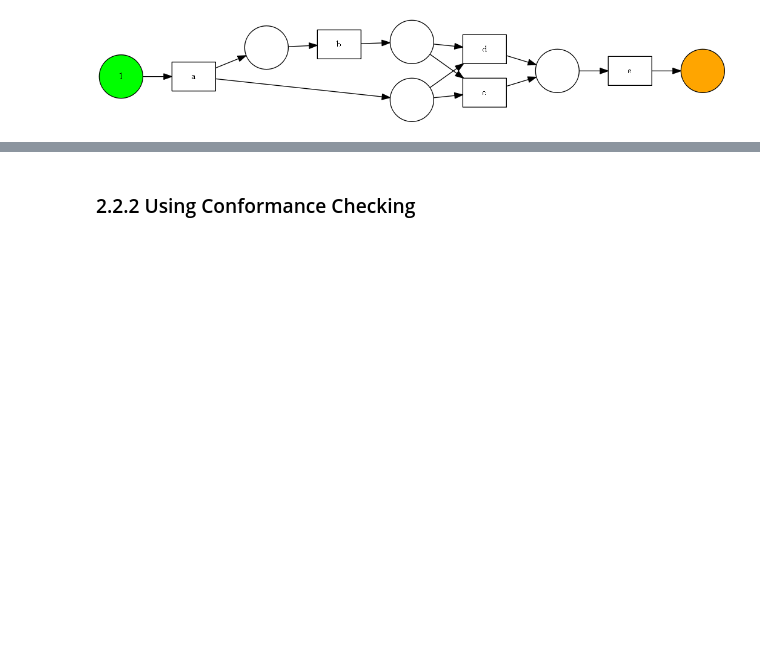
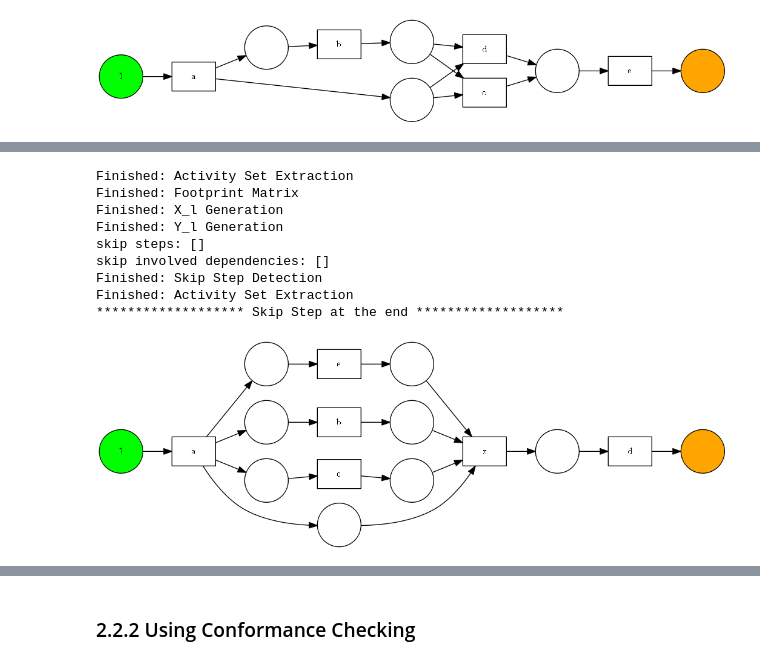
Before and after one commit to Janek7/alpha-miner-extension, a Jupyter notebook: AlphaMiner.ipynb, the cells around one changed output, grey strips where cells are left out. Drawn from its saved outputs; the diff is of its cells as text; code cells hidden in the pictures; blank space fills up the shorter version.

```diff
--- a/AlphaMiner.ipynb
+++ b/AlphaMiner.ipynb
@@ -571,0 +633,25 @@ Finished: Activity Set Extraction
+# %%
+# skippable concurrency
+am = AlphaMinerWithSkipStepsFootprintBased(logging=True)
+# am = AlphaMiner()
+l_skip_one_length_concurrency = [["a","b","c","e","z","d"],
+                        ["a","c","e","b","z","d"],
+                        ["a","c","b","e","z","d"],
+                        ["a","b","e","c","z","d"],
+                        ["a","e","c","b","z","d"], #starting with e
+                        ["a","e","b","c","z","d"], #starting with e
+                        ["a","z","d"]]
+am.apply_alpha_algorithm(dummy_log=l_skip_one_length_concurrency, log_title='Skip Concurrency')
+
+# doesnt detect concurrency as optional
+# %% [output]
+Finished: Activity Set Extraction
+Finished: Footprint Matrix
+Finished: X_l Generation
+Finished: Y_l Generation
+skip steps: []
+skip involved dependencies: []
+Finished: Skip Step Detection
+Finished: Activity Set Extraction
+******************* Skip Step at the end *******************
+[figure, added]
```
Also changed, not shown: parts of 6 cells of this notebook.
